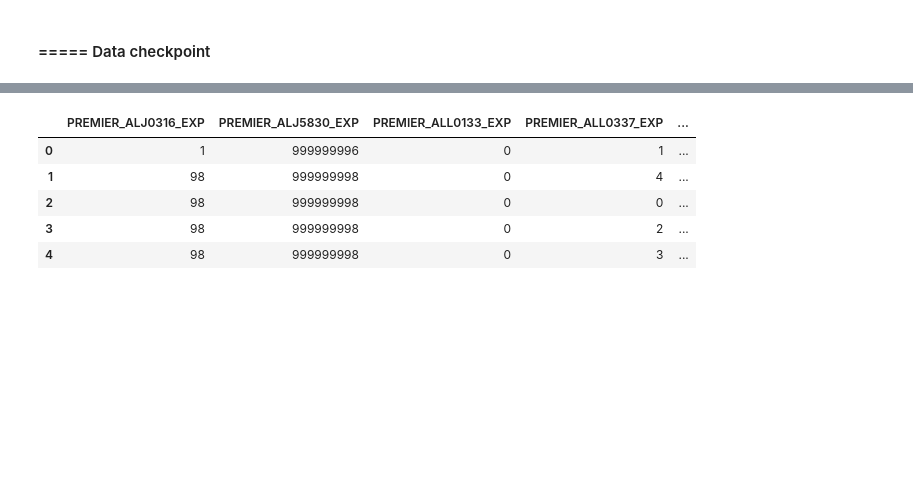
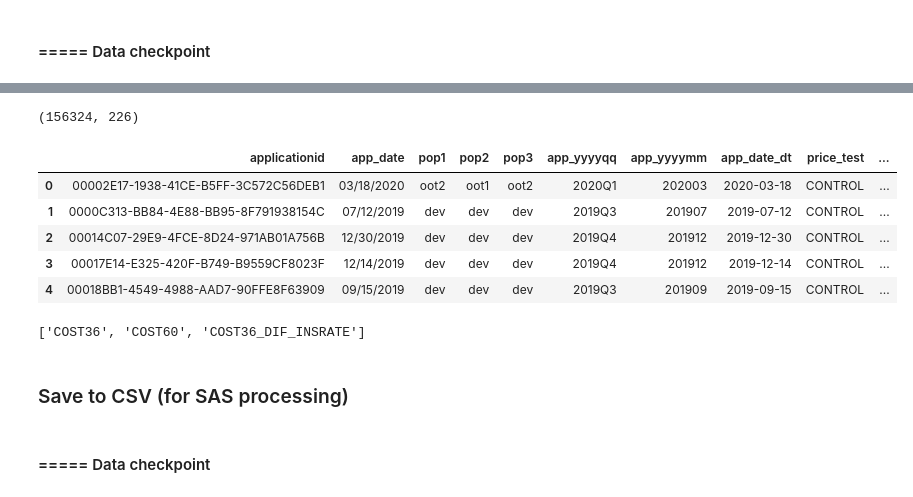
Before and after one commit to adriant42/mac_lb_model, a Jupyter notebook: 02_data_preprocessing.ipynb, the cells around one changed output, grey strips where cells are left out. Cells and saved outputs as stored; diff of their text form; code cells hidden in the pictures; blank space fills up the shorter version.

Commit message:
weekend checkpoint

```diff
--- a/02_data_preprocessing.ipynb
+++ b/02_data_preprocessing.ipynb
@@ -196,7 +205,7 @@ target = ['selected']
 weight = ['weight']
 
 # ID attributes
-id_attr = ['applicationid', 'app_date', 'pop1', 'pop2', 'app_yyyyqq', 'app_yyyymm', 'app_date_dt', 'price_test']
+id_attr = ['applicationid', 'app_date', 'pop1', 'pop2', 'pop3', 'app_yyyyqq', 'app_yyyymm', 'app_date_dt', 'price_test']
 
 # Get a list of model attributes
 model_attr = [col for col in mac_df.columns if col not in id_attr + target + weight]
@@ -204,0 +214,4 @@ model_attr = [col for col in mac_df.columns if col not in id_attr + target + wei
+# %%
+train_df = mac_df.loc[mac_df['pop1']=='dev', :]
+len(train_df)
+# 94421
@@ -205,3 +220,5 @@ model_attr = [col for col in mac_df.columns if col not in id_attr + target + wei
 # %%
 # Remove multicollinear features
-corr, mcl_detail, to_drop, df_new = ds.remove_mcl_feat(mac_df.loc[:, [col for col in model_attr + target if col not in id_attr + weight]], target[0], 0.8, verbose=True)
+corr, mcl_detail, to_drop, df_new = ds.remove_mcl_feat(train_df.loc[:, [col for col in model_attr + target if col not in id_attr + weight]], target[0], 0.9, verbose=True)
+len(to_drop)
+# 124
@@ -228,9 +267,23 @@ mcl_detail
+# %%
+addtl_attr = ['ist_cur_bal', 'ist_wtd_rate', 'ist_cnt', 'EIRC_IST', 'COST36_DIF_INSRATE', 'Ratio_app010_unsec_debt', 'Ratio_unsec_debt_app012']
+
+# Apply columns removal
+model_attr = [col for col in model_attr if col not in list(to_drop) + addtl_attr]
+mac_df = mac_df.loc[:, id_attr + model_attr + addtl_attr + weight + target]
+mac_df.shape
+# (156324, 226)
+# %% [output]
+(156324, 226)
 # %%
-df_new.head()
+mac_df.head()
 # %% [output]
-|  | PREMIER_ALJ0316_EXP | PREMIER_ALJ5830_EXP | PREMIER_ALL0133_EXP | PREMIER_ALL0337_EXP | ... |
-| 0 | 1 | 999999996 | 0 | 1 | ... |
-| 1 | 98 | 999999998 | 0 | 4 | ... |
-| 2 | 98 | 999999998 | 0 | 0 | ... |
-| 3 | 98 | 999999998 | 0 | 2 | ... |
-| 4 | 98 | 999999998 | 0 | 3 | ... |
+|  | applicationid | app_date | pop1 | pop2 | pop3 | app_yyyyqq | app_yyyymm | app_date_dt | price_test | ... |
+| 0 | 00002E17-1938-41CE-B5FF-3C572C56DEB1 | 03/18/2020 | oot2 | oot1 | oot2 | 2020Q1 | 202003 | 2020-03-18 | CONTROL | ... |
+| 1 | 0000C313-BB84-4E88-BB95-8F791938154C | 07/12/2019 | dev | dev | dev | 2019Q3 | 201907 | 2019-07-12 | CONTROL | ... |
+| 2 | 00014C07-29E9-4FCE-8D24-971AB01A756B | 12/30/2019 | dev | dev | dev | 2019Q4 | 201912 | 2019-12-30 | CONTROL | ... |
+| 3 | 00017E14-E325-420F-B749-B9559CF8023F | 12/14/2019 | dev | dev | dev | 2019Q4 | 201912 | 2019-12-14 | CONTROL | ... |
+| 4 | 00018BB1-4549-4988-AAD7-90FFE8F63909 | 09/15/2019 | dev | dev | dev | 2019Q3 | 201909 | 2019-09-15 | CONTROL | ... |
+# %%
+[col for col in mac_df.columns if 'COST' in col]
+# %% [output]
+['COST36', 'COST60', 'COST36_DIF_INSRATE']
@@ -236,0 +293,2 @@ df_new.head()
+# %% [markdown]
+### Save to CSV (for SAS processing)
@@ -236,0 +297,2 @@ df_new.head()
+# %% [markdown]
+#### ===== Data checkpoint
```
Also changed, not shown: parts of 27 cells of this notebook, 2 other files.
